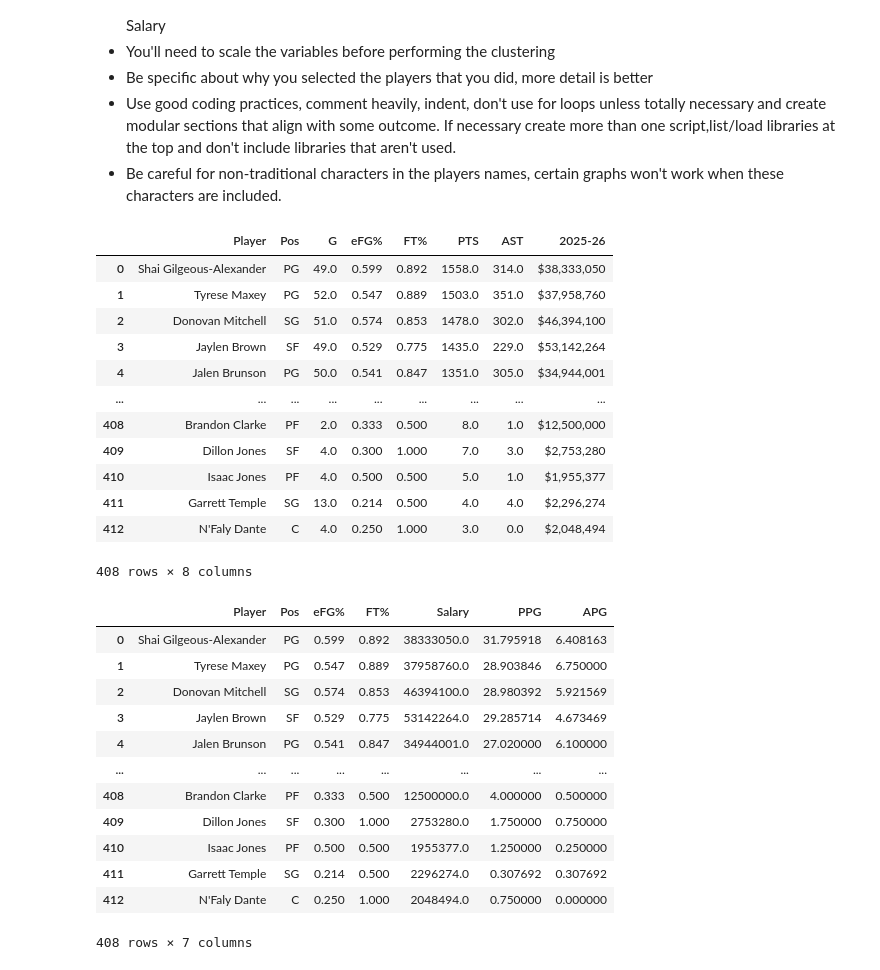
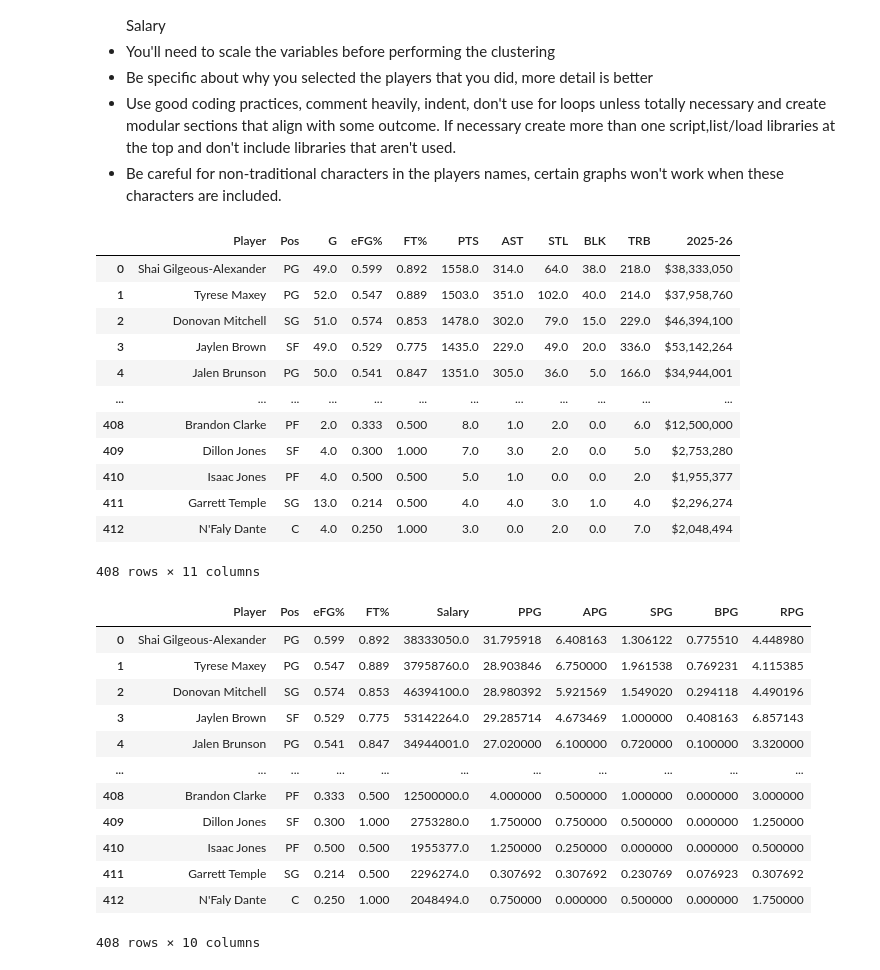
Before and after one commit to nhorton06/week_6, a Jupyter notebook: Lab-Clustering.ipynb, the cells around one changed output. Cells and saved outputs as stored; diff of their text form; code cells hidden in the pictures.

```diff
--- a/Lab-Clustering.ipynb
+++ b/Lab-Clustering.ipynb
@@ -58,51 +58,54 @@ nba = pd.merge(nba1, nba2, on = 'Player', how = 'inner') # inner merge to make s
 # %%
 #Drop variables that will not be needed or are duplicates
 
-good_cols = ['Player', 'Pos', 'G', 'eFG%', 'FT%', 'PTS', 'AST', '2025-26']
+good_cols = ['Player', 'Pos', 'G', 'eFG%', 'FT%', 'PTS', 'AST', 'STL', 'BLK', 'TRB', '2025-26']
 
 df = nba[good_cols]
 df = df.dropna() # some rows still missing, but only a few, so we can just get rid of them
 df
 # %% [output]
-|  | Player | Pos | G | eFG% | FT% | PTS | AST | 2025-26 |
-| 0 | Shai Gilgeous-Alexander | PG | 49.0 | 0.599 | 0.892 | 1558.0 | 314.0 | $38,333,050 |
-| 1 | Tyrese Maxey | PG | 52.0 | 0.547 | 0.889 | 1503.0 | 351.0 | $37,958,760 |
-| 2 | Donovan Mitchell | SG | 51.0 | 0.574 | 0.853 | 1478.0 | 302.0 | $46,394,100 |
-| 3 | Jaylen Brown | SF | 49.0 | 0.529 | 0.775 | 1435.0 | 229.0 | $53,142,264 |
-| 4 | Jalen Brunson | PG | 50.0 | 0.541 | 0.847 | 1351.0 | 305.0 | $34,944,001 |
-| ... | ... | ... | ... | ... | ... | ... | ... | ... |
-| 408 | Brandon Clarke | PF | 2.0 | 0.333 | 0.500 | 8.0 | 1.0 | $12,500,000 |
-| 409 | Dillon Jones | SF | 4.0 | 0.300 | 1.000 | 7.0 | 3.0 | $2,753,280 |
-| 410 | Isaac Jones | PF | 4.0 | 0.500 | 0.500 | 5.0 | 1.0 | $1,955,377 |
-| 411 | Garrett Temple | SG | 13.0 | 0.214 | 0.500 | 4.0 | 4.0 | $2,296,274 |
-| 412 | N'Faly Dante | C | 4.0 | 0.250 | 1.000 | 3.0 | 0.0 | $2,048,494 |
+|  | Player | Pos | G | eFG% | FT% | PTS | AST | STL | BLK | TRB | 2025-26 |
+| 0 | Shai Gilgeous-Alexander | PG | 49.0 | 0.599 | 0.892 | 1558.0 | 314.0 | 64.0 | 38.0 | 218.0 | $38,333,050 |
+| 1 | Tyrese Maxey | PG | 52.0 | 0.547 | 0.889 | 1503.0 | 351.0 | 102.0 | 40.0 | 214.0 | $37,958,760 |
+| 2 | Donovan Mitchell | SG | 51.0 | 0.574 | 0.853 | 1478.0 | 302.0 | 79.0 | 15.0 | 229.0 | $46,394,100 |
+| 3 | Jaylen Brown | SF | 49.0 | 0.529 | 0.775 | 1435.0 | 229.0 | 49.0 | 20.0 | 336.0 | $53,142,264 |
+| 4 | Jalen Brunson | PG | 50.0 | 0.541 | 0.847 | 1351.0 | 305.0 | 36.0 | 5.0 | 166.0 | $34,944,001 |
+| ... | ... | ... | ... | ... | ... | ... | ... | ... | ... | ... | ... |
+| 408 | Brandon Clarke | PF | 2.0 | 0.333 | 0.500 | 8.0 | 1.0 | 2.0 | 0.0 | 6.0 | $12,500,000 |
+| 409 | Dillon Jones | SF | 4.0 | 0.300 | 1.000 | 7.0 | 3.0 | 2.0 | 0.0 | 5.0 | $2,753,280 |
+| 410 | Isaac Jones | PF | 4.0 | 0.500 | 0.500 | 5.0 | 1.0 | 0.0 | 0.0 | 2.0 | $1,955,377 |
+| 411 | Garrett Temple | SG | 13.0 | 0.214 | 0.500 | 4.0 | 4.0 | 3.0 | 1.0 | 4.0 | $2,296,274 |
+| 412 | N'Faly Dante | C | 4.0 | 0.250 | 1.000 | 3.0 | 0.0 | 2.0 | 0.0 | 7.0 | $2,048,494 |
-408 rows × 8 columns
+408 rows × 11 columns
 # %%
 # Slightly alter some columns for use
 
 df['PPG'] = df['PTS'] / df['G'] # make these standardized to the amount of games to make comparison fair since obviously more playtime leads to more points and assists (usually)
 df['APG'] = df['AST'] / df['G']
+df['SPG'] = df['STL'] / df['G'] # do the same for some more defense-based stats too
+df['BPG'] = df['BLK'] / df['G']
+df['RPG'] = df['TRB'] / df['G'] # total rebounds per game (average)
 
-df = df.drop(columns = ['PTS', 'AST', 'G']) # don't need these anymore, so get rid of them
+df = df.drop(columns = ['PTS', 'AST', 'STL', 'BLK', 'TRB', 'G']) # don't need these anymore, so get rid of them
 
 df = df.rename(columns = {'2025-26': 'Salary'}) # purely for convenience because typing out 2025-26 is more annoying than just salary
 df['Salary'] = df['Salary'].replace('[\$,]', '', regex = True).astype(float) # adjusts salary to be a proper float without $ and commas, courtesy of https://stackoverflow.com/questions/32464280/how-to-convert-currency-column-with-and-to-numbers
 
 df
 # %% [output]
-|  | Player | Pos | eFG% | FT% | Salary | PPG | APG |
-| 0 | Shai Gilgeous-Alexander | PG | 0.599 | 0.892 | 38333050.0 | 31.795918 | 6.408163 |
-| 1 | Tyrese Maxey | PG | 0.547 | 0.889 | 37958760.0 | 28.903846 | 6.750000 |
-| 2 | Donovan Mitchell | SG | 0.574 | 0.853 | 46394100.0 | 28.980392 | 5.921569 |
-| 3 | Jaylen Brown | SF | 0.529 | 0.775 | 53142264.0 | 29.285714 | 4.673469 |
-| 4 | Jalen Brunson | PG | 0.541 | 0.847 | 34944001.0 | 27.020000 | 6.100000 |
-| ... | ... | ... | ... | ... | ... | ... | ... |
-| 408 | Brandon Clarke | PF | 0.333 | 0.500 | 12500000.0 | 4.000000 | 0.500000 |
-| 409 | Dillon Jones | SF | 0.300 | 1.000 | 2753280.0 | 1.750000 | 0.750000 |
-| 410 | Isaac Jones | PF | 0.500 | 0.500 | 1955377.0 | 1.250000 | 0.250000 |
-| 411 | Garrett Temple | SG | 0.214 | 0.500 | 2296274.0 | 0.307692 | 0.307692 |
-| 412 | N'Faly Dante | C | 0.250 | 1.000 | 2048494.0 | 0.750000 | 0.000000 |
+|  | Player | Pos | eFG% | FT% | Salary | PPG | APG | SPG | BPG | RPG |
+| 0 | Shai Gilgeous-Alexander | PG | 0.599 | 0.892 | 38333050.0 | 31.795918 | 6.408163 | 1.306122 | 0.775510 | 4.448980 |
+| 1 | Tyrese Maxey | PG | 0.547 | 0.889 | 37958760.0 | 28.903846 | 6.750000 | 1.961538 | 0.769231 | 4.115385 |
+| 2 | Donovan Mitchell | SG | 0.574 | 0.853 | 46394100.0 | 28.980392 | 5.921569 | 1.549020 | 0.294118 | 4.490196 |
+| 3 | Jaylen Brown | SF | 0.529 | 0.775 | 53142264.0 | 29.285714 | 4.673469 | 1.000000 | 0.408163 | 6.857143 |
+| 4 | Jalen Brunson | PG | 0.541 | 0.847 | 34944001.0 | 27.020000 | 6.100000 | 0.720000 | 0.100000 | 3.320000 |
+| ... | ... | ... | ... | ... | ... | ... | ... | ... | ... | ... |
+| 408 | Brandon Clarke | PF | 0.333 | 0.500 | 12500000.0 | 4.000000 | 0.500000 | 1.000000 | 0.000000 | 3.000000 |
+| 409 | Dillon Jones | SF | 0.300 | 1.000 | 2753280.0 | 1.750000 | 0.750000 | 0.500000 | 0.000000 | 1.250000 |
+| 410 | Isaac Jones | PF | 0.500 | 0.500 | 1955377.0 | 1.250000 | 0.250000 | 0.000000 | 0.000000 | 0.500000 |
+| 411 | Garrett Temple | SG | 0.214 | 0.500 | 2296274.0 | 0.307692 | 0.307692 | 0.230769 | 0.076923 | 0.307692 |
+| 412 | N'Faly Dante | C | 0.250 | 1.000 | 2048494.0 | 0.750000 | 0.000000 | 0.500000 | 0.000000 | 1.750000 |
-408 rows × 7 columns
+408 rows × 10 columns
 # %%
 # Scaling
 
```
Also changed, not shown: parts of 11 cells of this notebook.
